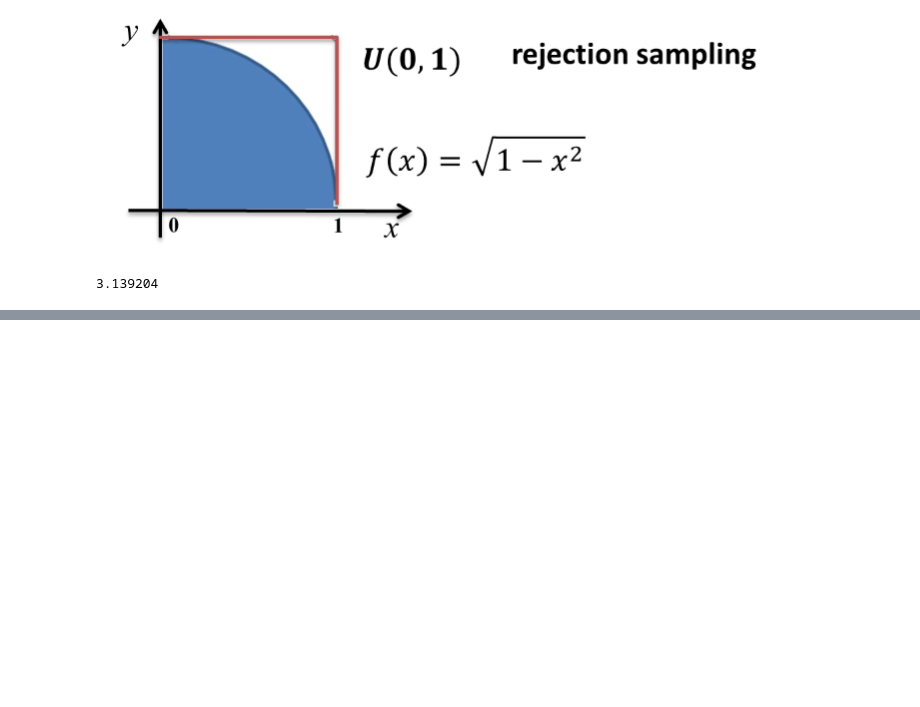
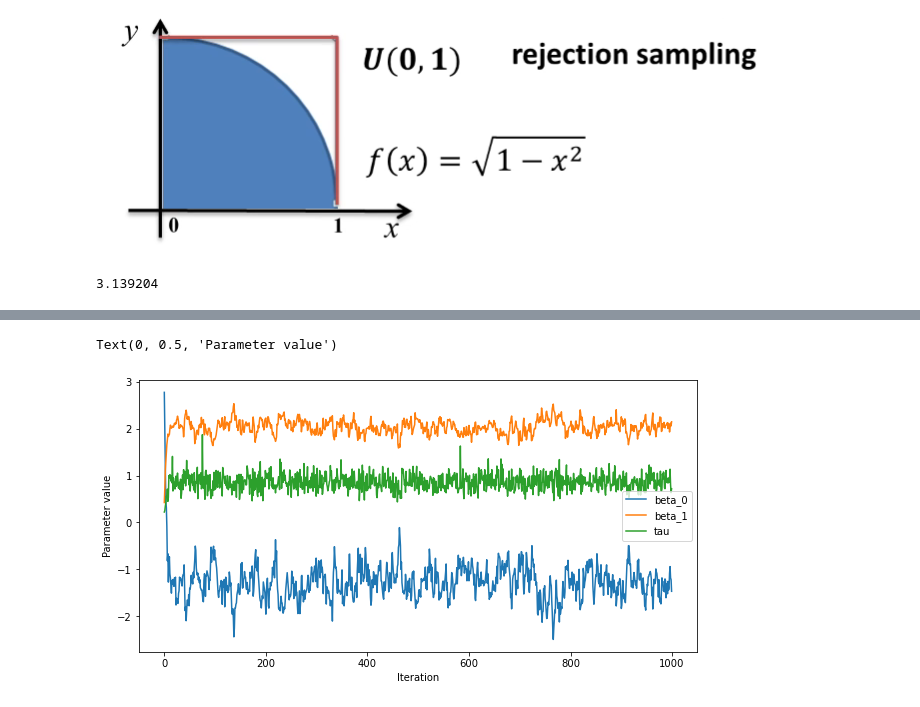
Before and after one commit to Pludaggerto/LearnAndTest, a Jupyter notebook: code/demoMCMC.ipynb, the cells around one changed output, grey strips where cells are left out. Saved outputs shown, nothing was run; the diff lists cells and outputs as text; code cells hidden in the pictures; blank space fills up the shorter version.

```diff
--- a/code/demoMCMC.ipynb
+++ b/code/demoMCMC.ipynb
@@ -289,0 +479,7 @@ solve_int(f, 0, 5, 100000)
+# %%
+traceplot = trace.plot()
+traceplot.set_xlabel("Iteration")
+traceplot.set_ylabel("Parameter value")
+# %% [output]
+Text(0, 0.5, 'Parameter value')
+[figure, added]
```
Also changed, not shown: parts of 10 cells of this notebook.
